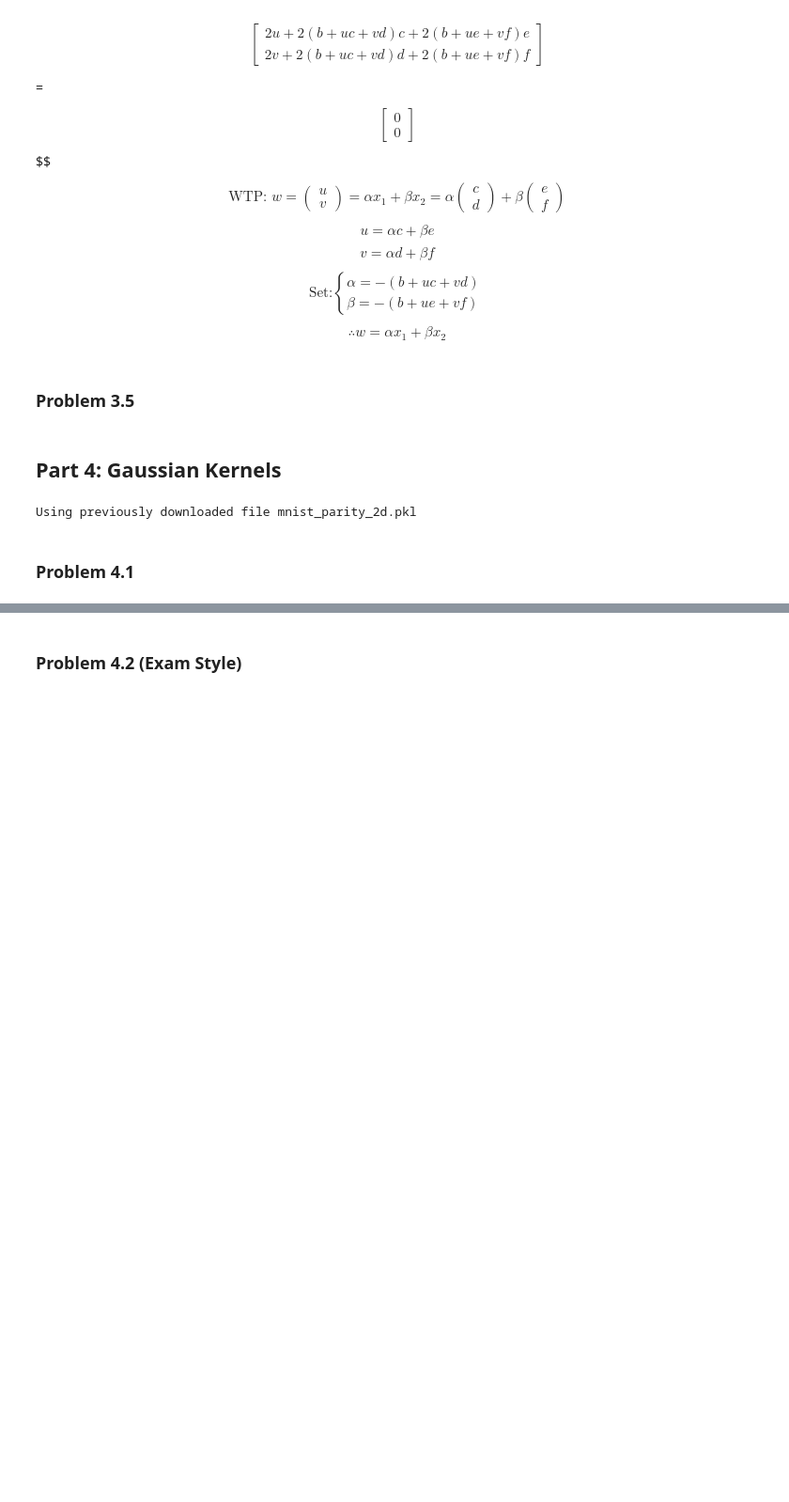
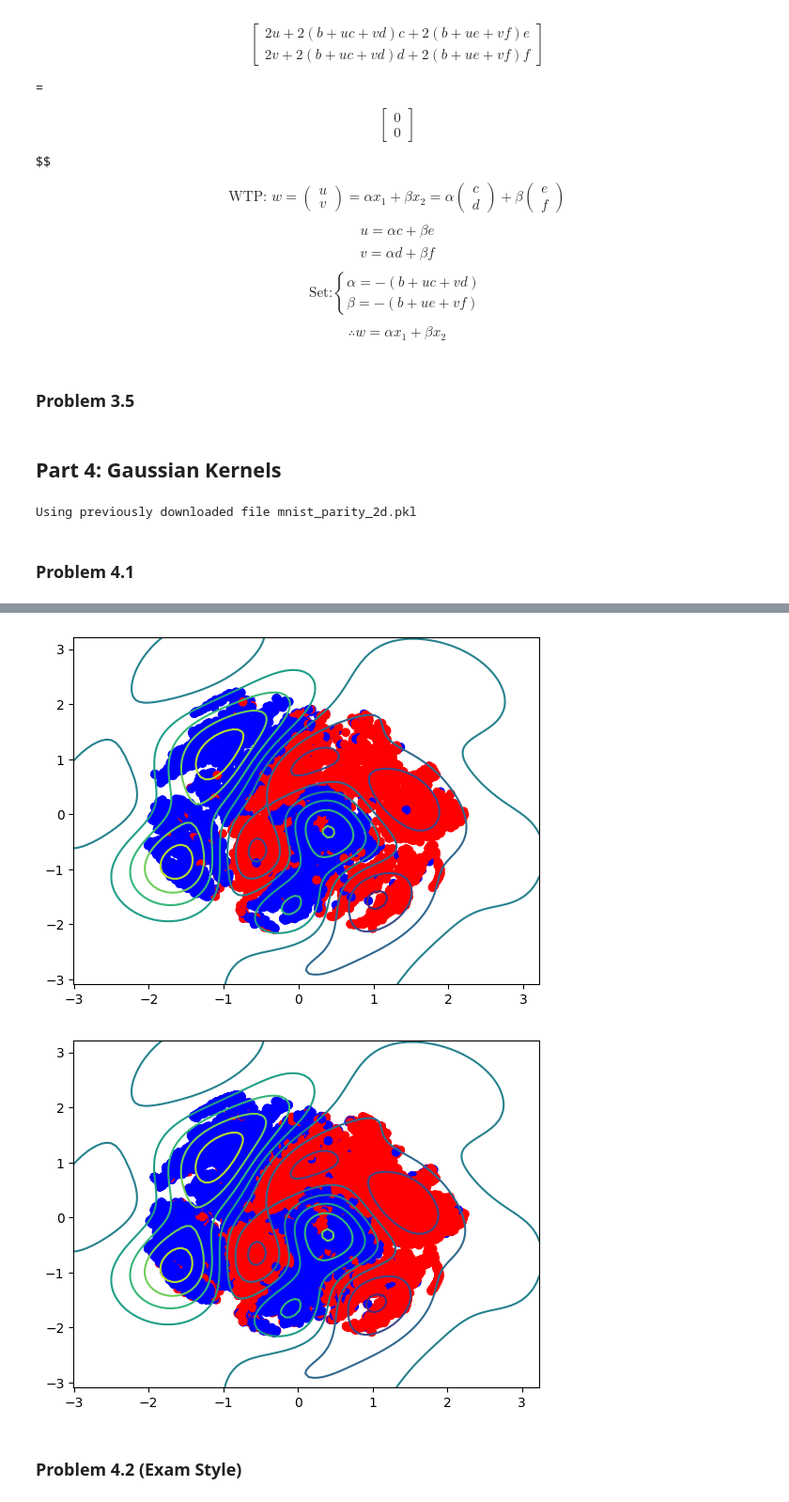
Before and after one commit to glianx/cs371, a Jupyter notebook: hw6/gordon.ipynb, the cells around one changed output, grey strips where cells are left out. Shown at 94% size. Drawn from its saved outputs; the diff is of its cells as text; code cells hidden in the pictures; blank space fills up the shorter version.

```diff
--- a/hw6/gordon.ipynb
+++ b/hw6/gordon.ipynb
@@ -272,6 +272,11 @@ with open(file_name, 'rb') as file:
 Using previously downloaded file mnist_parity_2d.pkl
 # %% [markdown]
 ### Problem 4.1
+# %%
+from sklearn.svm import SVC
+
+def rbf_svm():
+    return SVC(kernel='rbf', C=1, gamma=1, tol=1.e-6)
 # %%
 import matplotlib.pyplot as plt
 
@@ -315,2 +360,22 @@ plt.legend()
+# %%
+from sklearn.inspection import DecisionBoundaryDisplay
+
+def plot_data_points(svm, x, y):
+    disp = DecisionBoundaryDisplay.from_estimator(
+        svm, x,
+        response_method="decision_function",
+        plot_method="contour",
+        multiclass_colors=["b","r"]
+    )
+
+    disp.ax_.scatter(x[:,0],x[:,1],c=np.array([-1,"blue","red"])[y])
+
+svm = rbf_svm().fit(tx,ty)
+
+plot_data_points(svm, tx, ty)
+plot_data_points(svm, sx, sy)
+# %% [output]
+[figure, added]
+[figure, added]
 # %% [markdown]
 ### Problem 4.2 (Exam Style)
```
Also changed, not shown: parts of 2 cells of this notebook.
